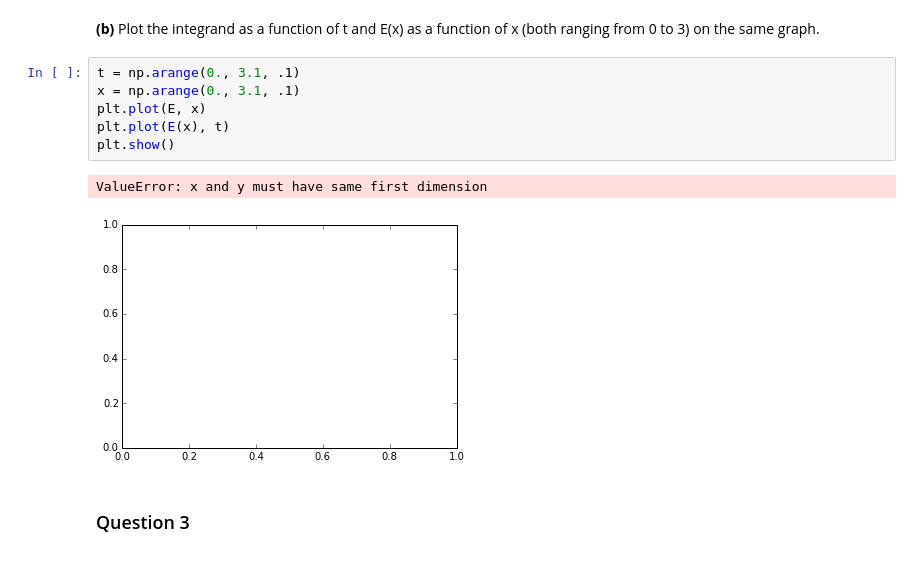
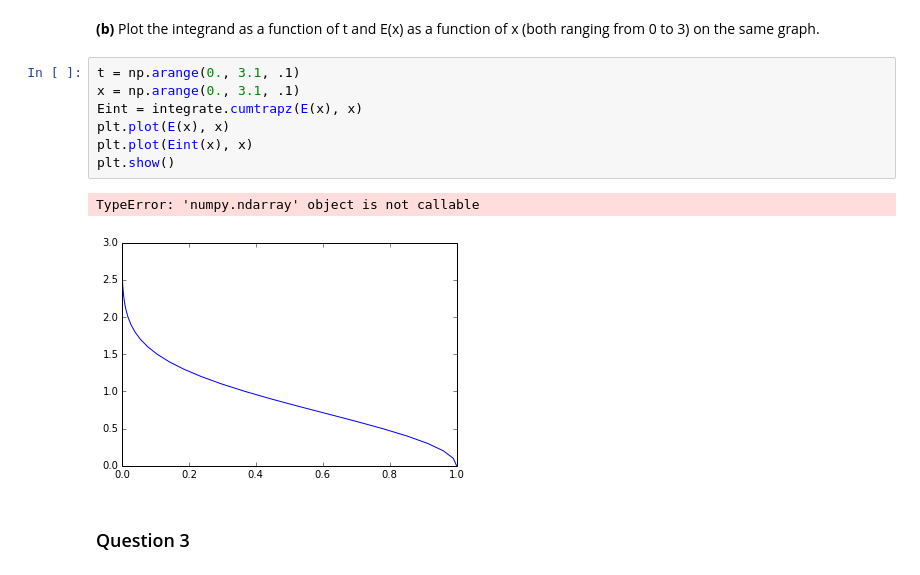
Before and after one commit to kmcombs/PHYS202-S14, a Jupyter notebook: SciPy/IntegrationExercises.ipynb, the cells around one changed output. Drawn from its saved outputs; the diff is of its cells as text.

```diff
--- a/SciPy/IntegrationExercises.ipynb
+++ b/SciPy/IntegrationExercises.ipynb
@@ -96,12 +96,13 @@ print integrate.cumtrapz(E(x), x)
 # %%
 t = np.arange(0., 3.1, .1)
 x = np.arange(0., 3.1, .1)
-plt.plot(E, x)
-plt.plot(E(x), t)
+Eint = integrate.cumtrapz(E(x), x)
+plt.plot(E(x), x)
+plt.plot(Eint(x), x)
 plt.show()
 # %% [output]
-ValueError: x and y must have same first dimension
+TypeError: 'numpy.ndarray' object is not callable
-[figure, old version]
+[figure, new version]
 # %% [markdown]
 ### Question 3
 # %% [markdown]
```
Also changed, not shown: parts of 1 cell of this notebook, 3 other files.
